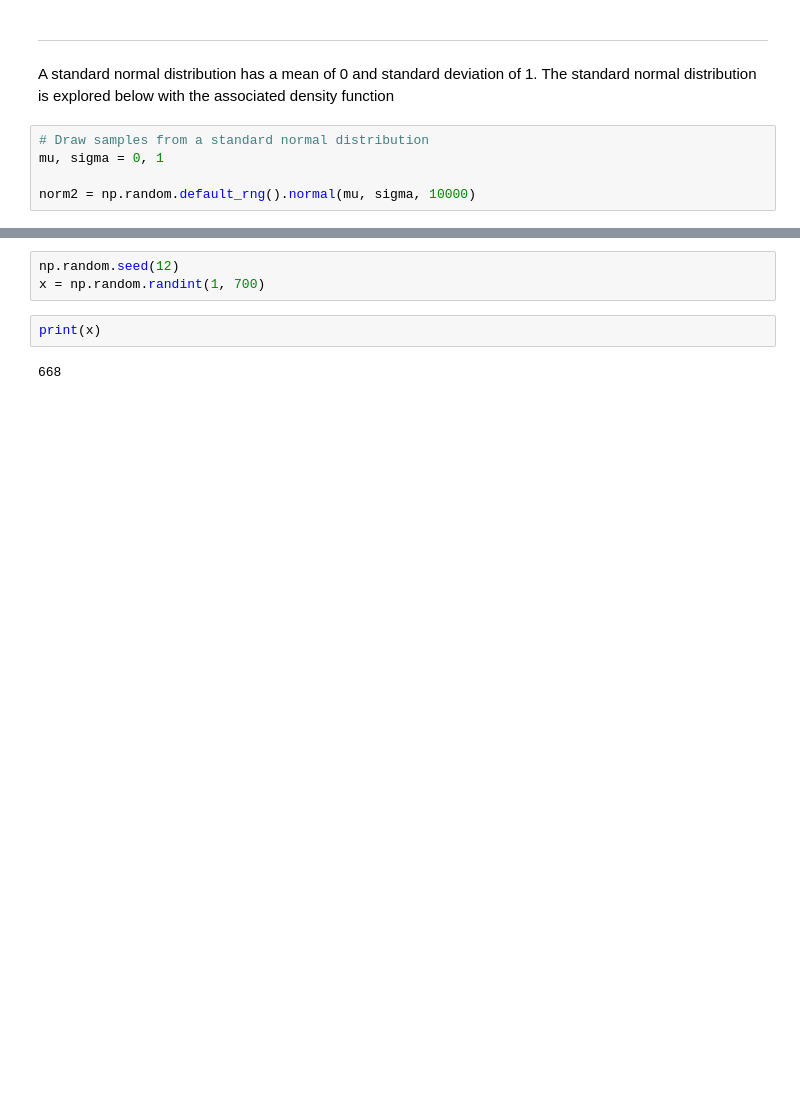
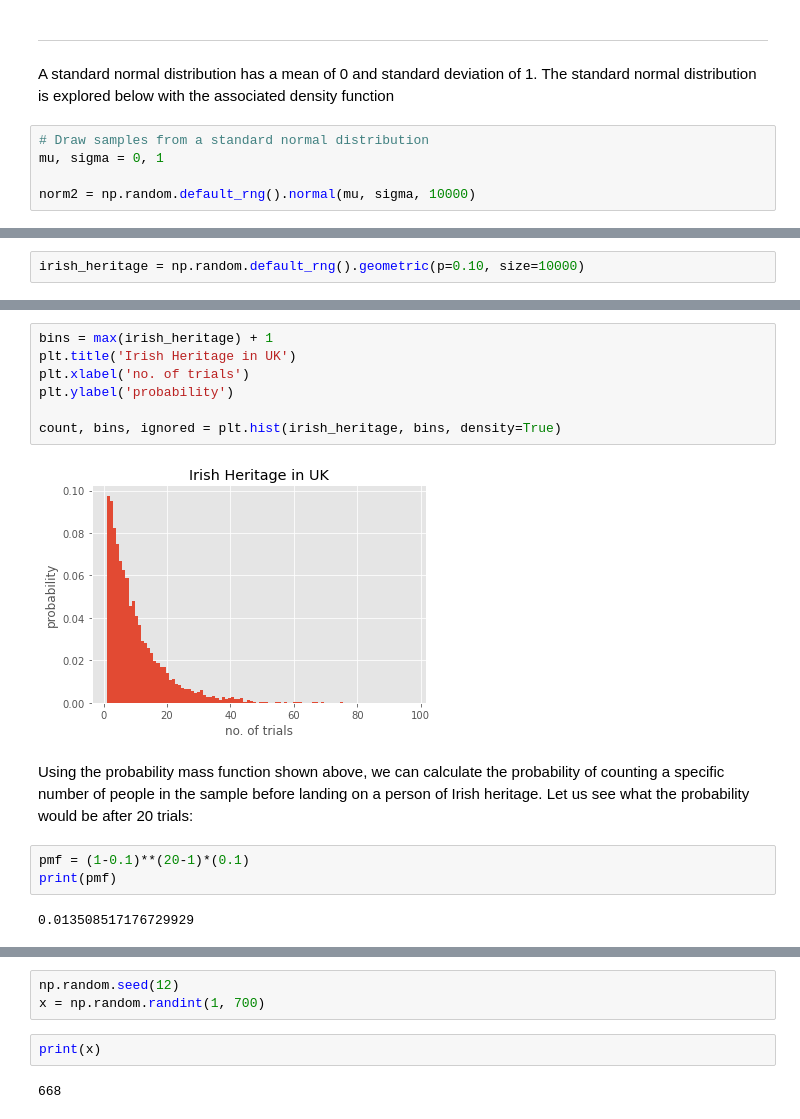
Before and after one commit to colm-o-caoimh/NumpyRandom, a Jupyter notebook: Assignment2020.ipynb, the cells around one changed output, grey strips where cells are left out. Drawn from its saved outputs; the diff is of its cells as text; blank space fills up the shorter version.

```diff
--- a/Assignment2020.ipynb
+++ b/Assignment2020.ipynb
@@ -479,0 +579,2 @@ First, estimate the mean (good practice with any distribution)
+# %%
+irish_heritage = np.random.default_rng().geometric(p=0.10, size=10000)
@@ -479,0 +583,16 @@ First, estimate the mean (good practice with any distribution)
+# %%
+bins = max(irish_heritage) + 1
+plt.title('Irish Heritage in UK')
+plt.xlabel('no. of trials')
+plt.ylabel('probability')
+
+count, bins, ignored = plt.hist(irish_heritage, bins, density=True)
+# %% [output]
+[figure, added]
+# %% [markdown]
+Using the probability mass function shown above, we can calculate the probability of counting a specific number of people in the sample before landing on a person of Irish heritage. Let us see what the probability would be after 20 trials:
+# %%
+pmf = (1-0.1)**(20-1)*(0.1)
+print(pmf)
+# %% [output]
+0.013508517176729929
```
Also changed, not shown: parts of 67 cells of this notebook.
